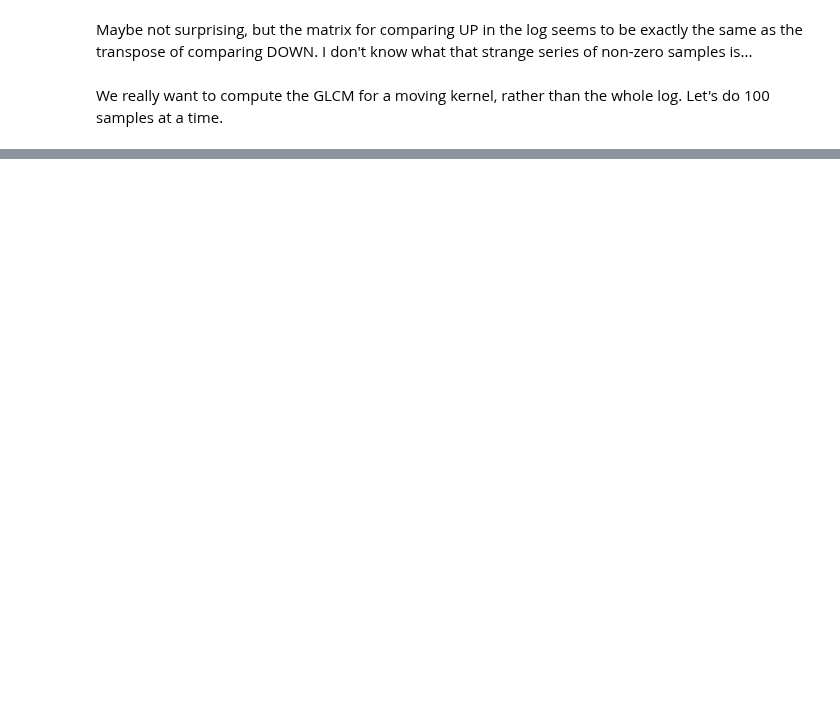
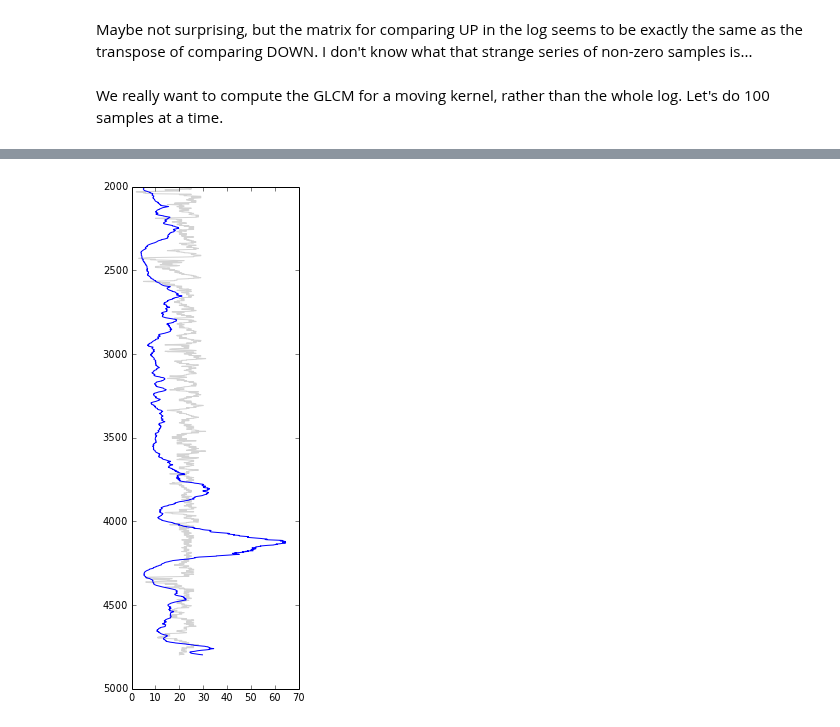
Before and after one commit to kwinkunks/notebooks, a Jupyter notebook: Fun_with_logs.ipynb, the cells around one changed output, grey strips where cells are left out. Drawn from its saved outputs; the diff is of its cells as text; code cells hidden in the pictures; blank space fills up the shorter version.

```diff
--- a/Fun_with_logs.ipynb
+++ b/Fun_with_logs.ipynb
@@ -214,0 +219,9 @@ plt.show()
+# %%
+plt.figure(figsize=(3,9))
+depths = np.arange(2000,4798)
+plt.plot(subdig[51:-151], depths, 'lightgray')
+plt.plot(stat[51:-151], depths)
+plt.gca().invert_yaxis()
+plt.show()
+# %% [output]
+[figure, added]
```
Also changed, not shown: parts of 9 cells of this notebook.
